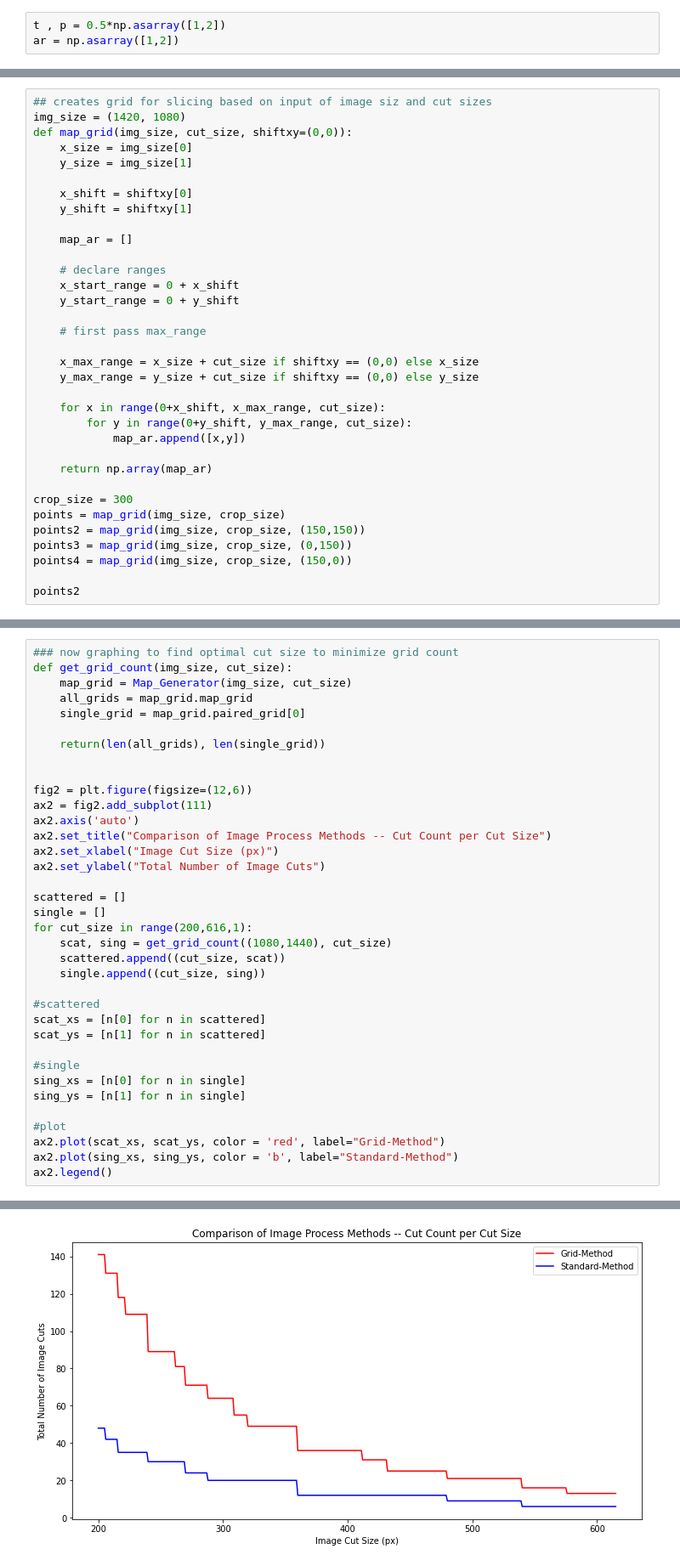
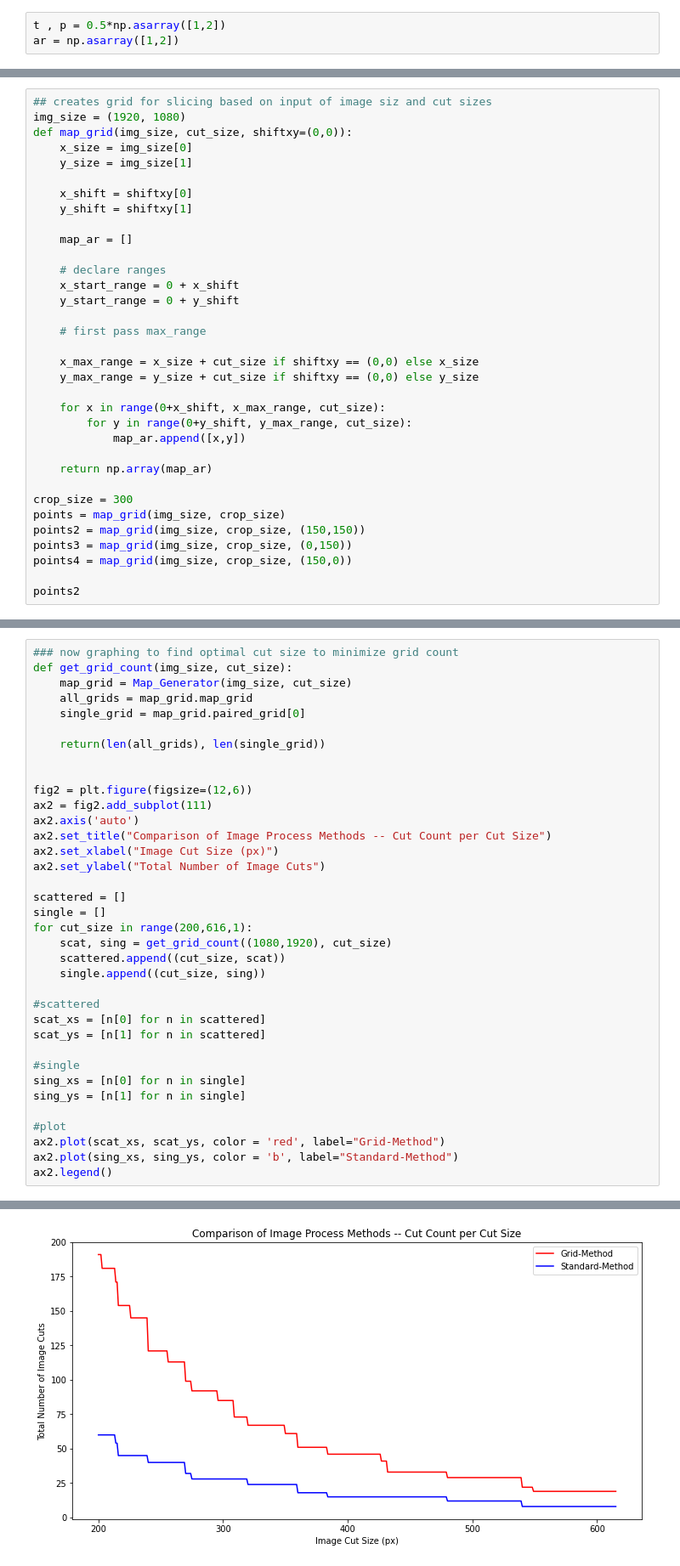
Before and after one commit to paolobif/DataLoader-Worm-Yolo3, a Jupyter notebook: scan_test.ipynb, the cells around one changed output, grey strips where cells are left out. Shown at 85% size. Saved outputs shown, nothing was run; the diff lists cells and outputs as text.

```diff
--- a/scan_test.ipynb
+++ b/scan_test.ipynb
@@ -352,7 +339,7 @@ plt.imshow(next(img))
 [figure]
 # %%
 ## creates grid for slicing based on input of image siz and cut sizes
-img_size = (1420, 1080)
+img_size = (1920, 1080)
 def map_grid(img_size, cut_size, shiftxy=(0,0)):
     x_size = img_size[0]
     y_size = img_size[1]
@@ -622,35 +608,35 @@ def get_grid_count(img_size, cut_size):
     return(len(all_grids), len(single_grid))
 
 
 fig2 = plt.figure(figsize=(12,6))
 ax2 = fig2.add_subplot(111)
 ax2.axis('auto')
 ax2.set_title("Comparison of Image Process Methods -- Cut Count per Cut Size")
 ax2.set_xlabel("Image Cut Size (px)")
 ax2.set_ylabel("Total Number of Image Cuts")
 
 scattered = []
 single = []
 for cut_size in range(200,616,1):
-    scat, sing = get_grid_count((1080,1440), cut_size)
+    scat, sing = get_grid_count((1080,1920), cut_size)
     scattered.append((cut_size, scat))
     single.append((cut_size, sing))
 
 #scattered
 scat_xs = [n[0] for n in scattered]
 scat_ys = [n[1] for n in scattered]
 
 #single
 sing_xs = [n[0] for n in single]
 sing_ys = [n[1] for n in single]
 
 #plot
 ax2.plot(scat_xs, scat_ys, color = 'red', label="Grid-Method")
 ax2.plot(sing_xs, sing_ys, color = 'b', label="Standard-Method")
 ax2.legend()
 # %% [output]
 <matplotlib.legend.Legend at 0x...>
-[figure, old version]
+[figure, new version]
 # %%
 fig2 = plt.figure(figsize=(12,6))
 ax2 = fig2.add_subplot(111)
```
Also changed, not shown: parts of 14 cells of this notebook, 1 other file.
